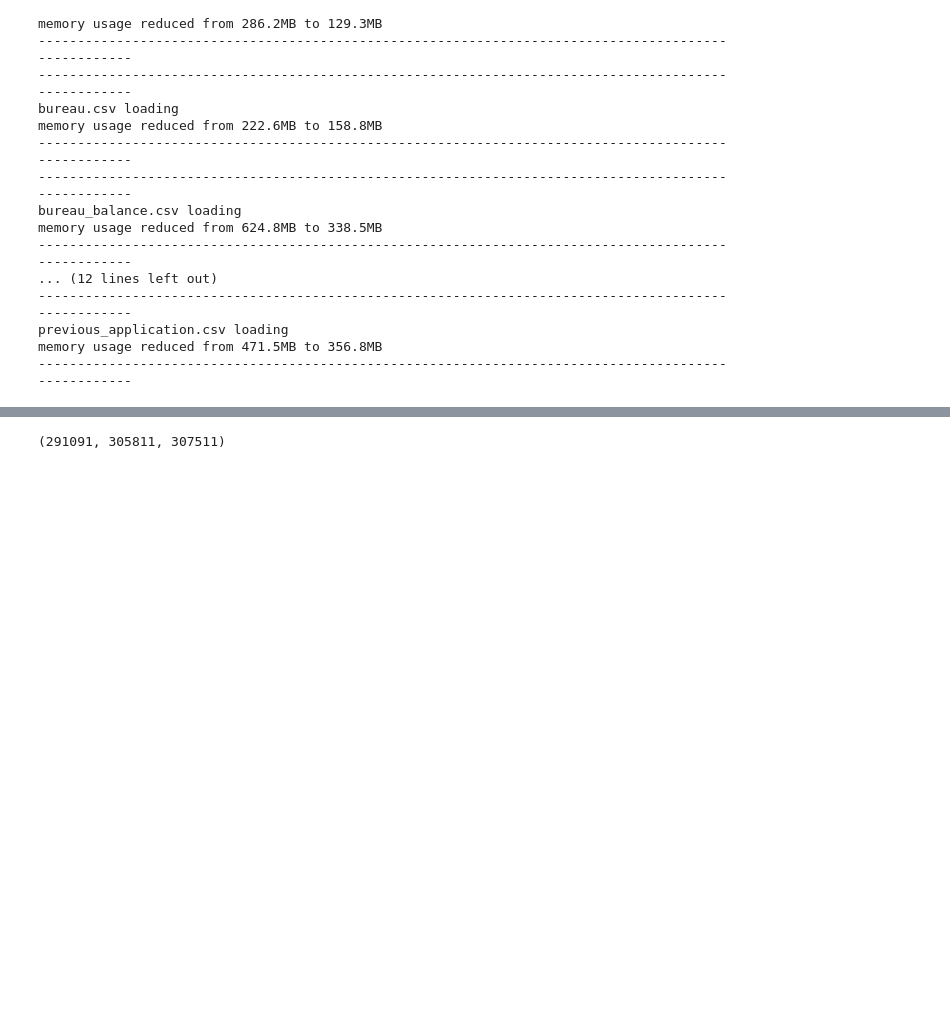
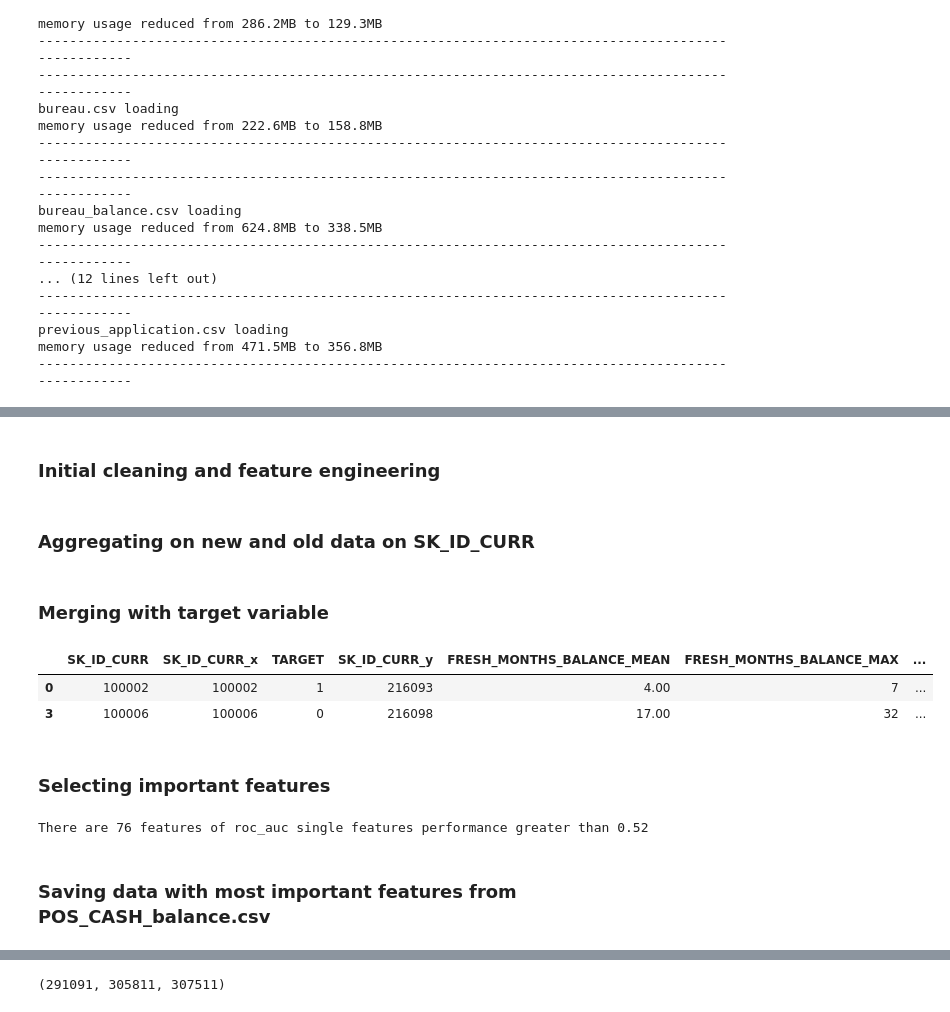
Before and after one commit to malgorzatakolka/HomeCreditDefaultRisk, a Jupyter notebook: Engineering.ipynb, the cells around one changed output, grey strips where cells are left out. Saved outputs shown, nothing was run; the diff lists cells and outputs as text; code cells hidden in the pictures; blank space fills up the shorter version.

```diff
--- a/Engineering.ipynb
+++ b/Engineering.ipynb
@@ -129,0 +738,2 @@ memory usage reduced from 471.5MB to 356.8MB
+# %% [markdown]
+### Initial cleaning and feature engineering
@@ -129,0 +752,46 @@ memory usage reduced from 471.5MB to 356.8MB
+# %% [markdown]
+### Aggregating on new and old data on SK_ID_CURR
+# %%
+# Columns of importance from EDA
+aggregations_columns = [
+    'SK_ID_CURR',
+    'MONTHS_BALANCE', 'AMT_BALANCE',
+    'AMT_CREDIT_LIMIT_ACTUAL', 'AMT_DRAWINGS_ATM_CURRENT',
+    'AMT_DRAWINGS_CURRENT', 'AMT_DRAWINGS_OTHER_CURRENT',
+    'AMT_DRAWINGS_POS_CURRENT', 'AMT_INST_MIN_REGULARITY',
+    'AMT_PAYMENT_CURRENT', 'AMT_PAYMENT_TOTAL_CURRENT',
+    'AMT_RECEIVABLE_PRINCIPAL', 'AMT_RECIVABLE', 'AMT_TOTAL_RECEIVABLE',
+    'CNT_DRAWINGS_ATM_CURRENT', 'CNT_DRAWINGS_CURRENT',
+    'CNT_DRAWINGS_OTHER_CURRENT', 'CNT_DRAWINGS_POS_CURRENT',
+    'CNT_INSTALMENT_MATURE_CUM', 'SK_DPD',
+    'SK_DPD_DEF', 'BALANCE_LIMIT_RATIO', 'AMT_DRAWING_ALL',
+]
+
+# Aggregating on data from last 2 years
+fresh_ccb = ccb.loc[ccb['YEARS_BALANCE'] <= 2]
+fresh_ccb = fresh_ccb[aggregations_columns].groupby(['SK_ID_CURR']).agg(['min', 'mean', 'max', 'sum'])
+fresh_ccb.columns = [f"FRESH_{'_'.join(ele).upper()}" for ele in fresh_ccb.columns]
+
+# Aggregating on data from over 2 years
+old_ccb = ccb.loc[ccb['YEARS_BALANCE'] > 2]
+old_ccb = old_ccb[aggregations_columns].groupby(['SK_ID_CURR']).agg(['min', 'mean', 'max', 'sum'])
+old_ccb.columns = [f"OLD_{'_'.join(ele).upper()}" for ele in old_ccb.columns]
+
+# Merging both and filling in missing values with 0
+merged_ccb = fresh_ccb.merge(old_ccb, right_index=True, left_index=True, how='outer').fillna(0)
+
+# Adding column with the count of SK_ID_CURR
+count_sk_id_prev = ccb.groupby(['SK_ID_CURR'])['SK_ID_PREV'].count().to_frame()
+merged_ccb['PREVIOUS_CREDIT_CARD_COUNT'] = count_sk_id_prev['SK_ID_PREV']
+# %% [markdown]
+### Merging with target variable
+# %%
+# Merging with target variable
+merged_ccb = application_train.merge(merged_ccb, left_on='SK_ID_CURR', right_index=True)
+merged_ccb.head(2)
+# %% [output]
+|  | SK_ID_CURR | SK_ID_CURR_x | TARGET | SK_ID_CURR_y | FRESH_MONTHS_BALANCE_MEAN | FRESH_MONTHS_BALANCE_MAX | ... |
+| 0 | 100002 | 100002 | 1 | 216093 | 4.00 | 7 | ... |
+| 3 | 100006 | 100006 | 0 | 216098 | 17.00 | 32 | ... |
+# %% [markdown]
+### Selecting important features
@@ -129,0 +818,13 @@ memory usage reduced from 471.5MB to 356.8MB
+# %%
+# Getting features to drop from the selection pipeline
+features_to_drop = (selection_pipe.named_steps['drop_high_psi'].features_to_drop_
+                    + selection_pipe.named_steps['sfp'].features_to_drop_ )
+                    + selected_pipe.named_steps['scs'].features_to_drop_)
+
+# Removing not important features and 'TARGET' from categorical set of features
+merged_ccb.drop((features_to_drop + ['TARGET']), axis=1, inplace=True)
+print(f'There are {merged_ccb.shape[1] - 1} features of roc_auc single features performance greater than 0.52')
+# %% [output]
+There are 76 features of roc_auc single features performance greater than 0.52
+# %% [markdown]
+### Saving data with most important features from POS_CASH_balance.csv
```
Also changed, not shown: parts of 206 cells of this notebook.
